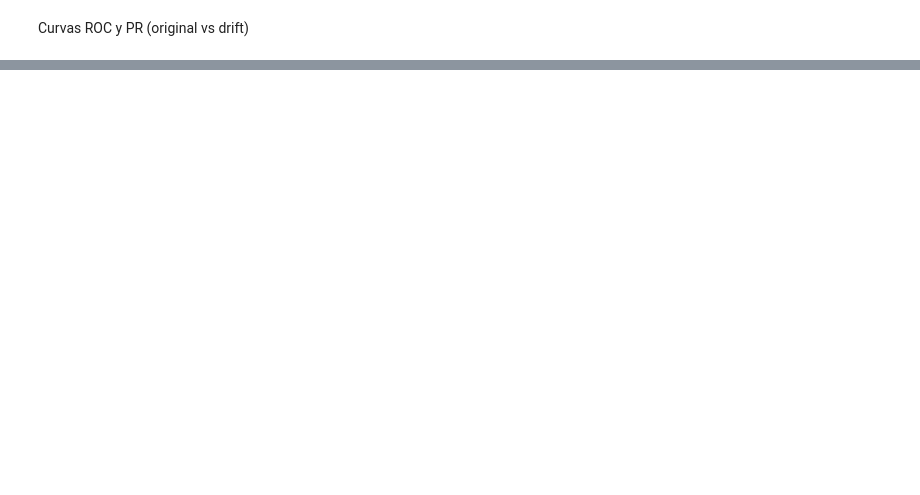
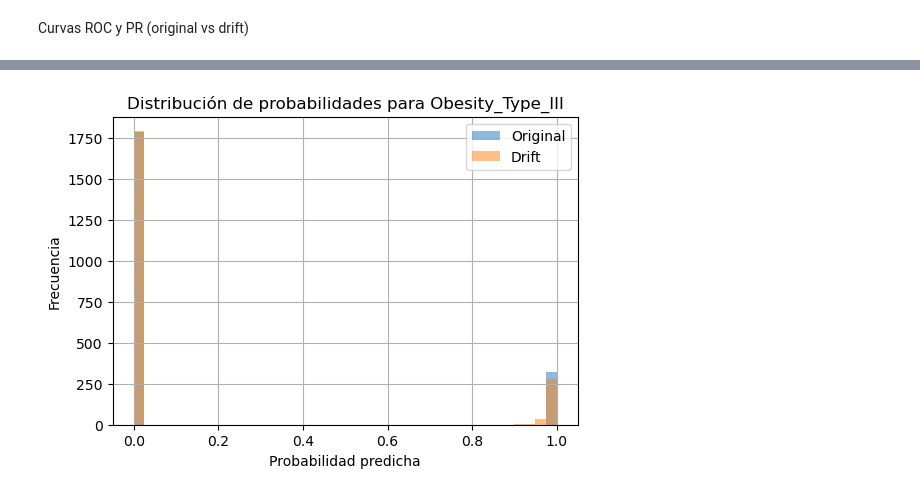
Before and after one commit to KIKINWERO/Proyecto_Avance, a Jupyter notebook: notebooks/5.0_DataDrift.ipynb, the cells around one changed output, grey strips where cells are left out. Cells and saved outputs as stored; diff of their text form; code cells hidden in the pictures; blank space fills up the shorter version.

```diff
--- a/notebooks/5.0_DataDrift.ipynb
+++ b/notebooks/5.0_DataDrift.ipynb
@@ -179,0 +640,5 @@ if hasattr(model, "predict_proba"):
+# %%
+probs_orig = model.predict_proba(X)
+probs_drift = model.predict_proba(X_drift)
+
+columns_list = list(label_encoder.inverse_transform([0,1,2,3,4,5,6]))
@@ -179,0 +650,9 @@ if hasattr(model, "predict_proba"):
+# %%
+import pandas as pd
+
+class_names = columns_list  # ['Insufficient_Weight', 'Normal_Weight', ..., 'Overweight_Level_II']
+
+probs_orig_df = pd.DataFrame(probs_orig, columns=class_names)
+probs_drift_df = pd.DataFrame(probs_drift, columns=class_names)
+
+probs_orig_df.head()
@@ -179,0 +666,15 @@ if hasattr(model, "predict_proba"):
+# %%
+import matplotlib.pyplot as plt
+
+clase = "Obesity_Type_III"   # cambia por la que quieras comparar
+
+plt.figure(figsize=(6,4))
+plt.hist(probs_orig_df[clase], bins=40, alpha=0.5, label="Original")
+plt.hist(probs_drift_df[clase], bins=40, alpha=0.5, label="Drift")
+plt.title(f"Distribución de probabilidades para {clase}")
+plt.xlabel("Probabilidad predicha")
+plt.ylabel("Frecuencia")
+plt.legend()
+plt.show()
+# %% [output]
+[figure, added]
```
Also changed, not shown: parts of 51 cells of this notebook.
